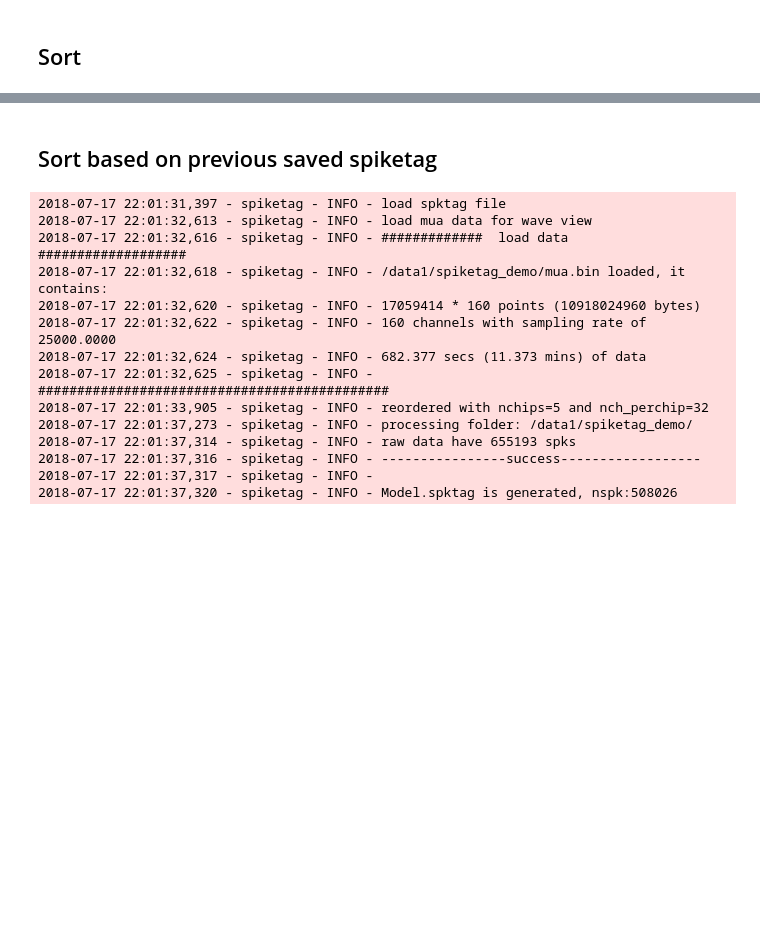
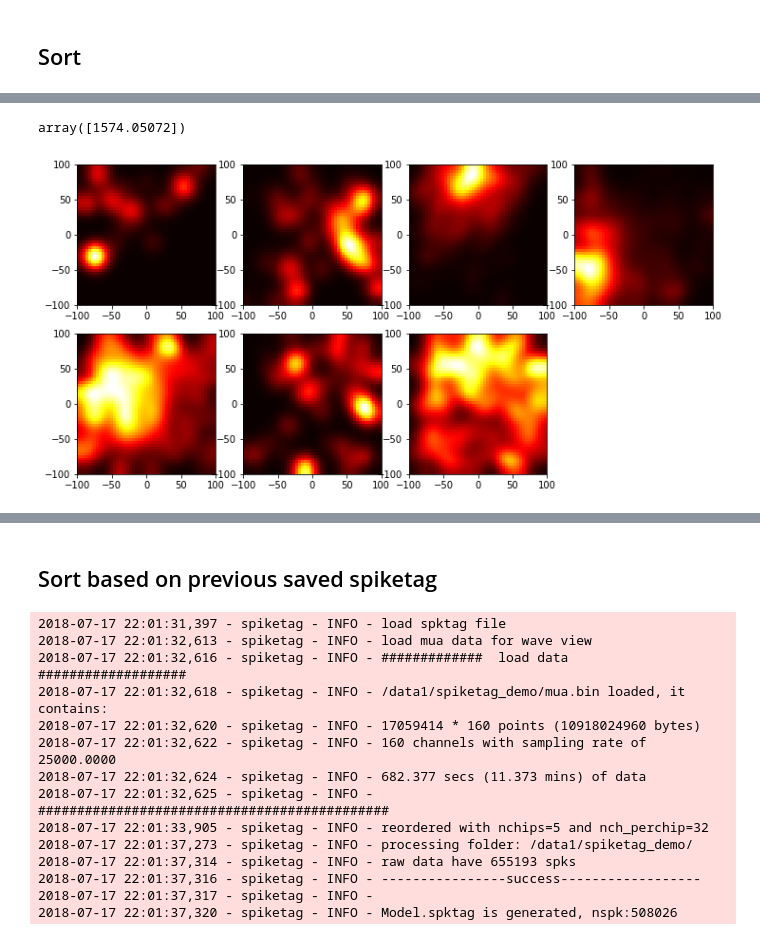
Before and after one commit to chongxi/spiketag, a Jupyter notebook: demo/controller.ipynb, the cells around one changed output, grey strips where cells are left out. Drawn from its saved outputs; the diff is of its cells as text; code cells hidden in the pictures; blank space fills up the shorter version.

Commit message:
update the demo/controller to place cell generation

```diff
--- a/demo/controller.ipynb
+++ b/demo/controller.ipynb
@@ -28,7 +28,13 @@ prb._nchips = 5
 # %%
 from spiketag.mvc.Control import controller
 # %%
-ctrl = controller(mua_filename='/data1/spiketag_demo/mua.bin',
-                  spk_filename='/data1/spiketag_demo/spk.bin',
-                  probe=prb, binary_radix=13)
+ctrl = controller(mua_filename='/data1/n62/new_maze/vr_08092018/mua.bin',
+                  spk_filename='/data1/n62/new_maze/vr_08092018/spk.bin',
+                  probe=prb, binary_radix=13,
+                  playground_log='/data1/n62/new_maze/vr_08092018/process.log',
+                  cutoff = [-7000, 1000],
+                  session_id=14,
+                  v_cutoff = 5,
+                  behavior_start_time = 0
+                 )
 # %% [output]
@@ -41,0 +78,2 @@ ctrl = controller(mua_filename='/data1/spiketag_demo/mua.bin',
+# %%
+ctrl.sort()
@@ -45,0 +129,4 @@ ctrl.show()
+# %%
+current_time
+# %% [output]
+array([1574.05072])
@@ -46 +135,5 @@ ctrl.show()
+# %%
+ctrl.plot_fields()
+# %% [output]
+[figure, added]
 # %%
```
Also changed, not shown: parts of 11 cells of this notebook.
